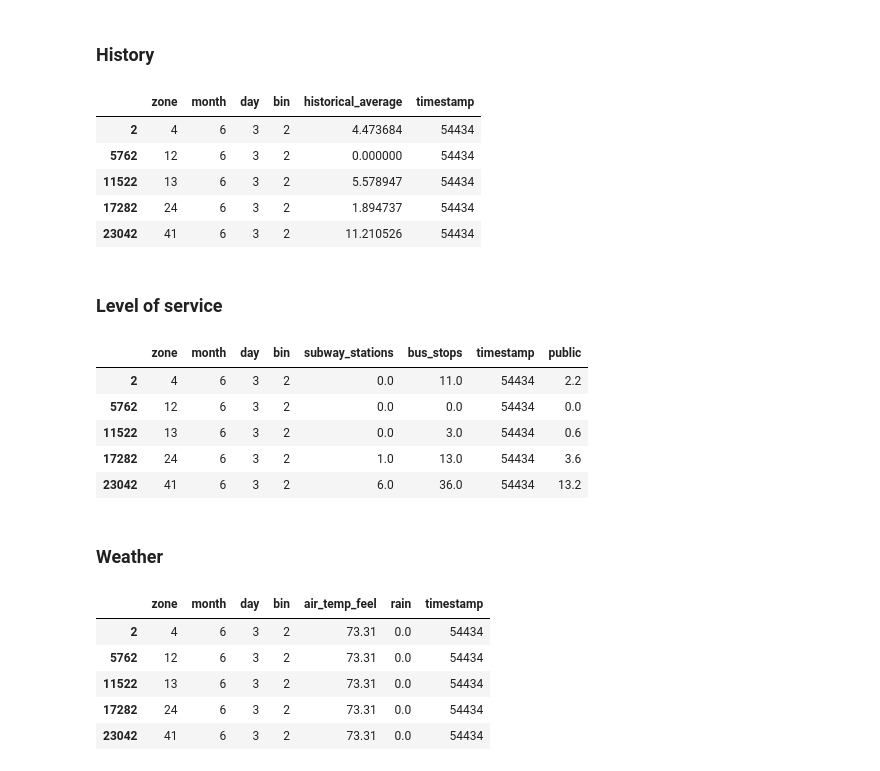
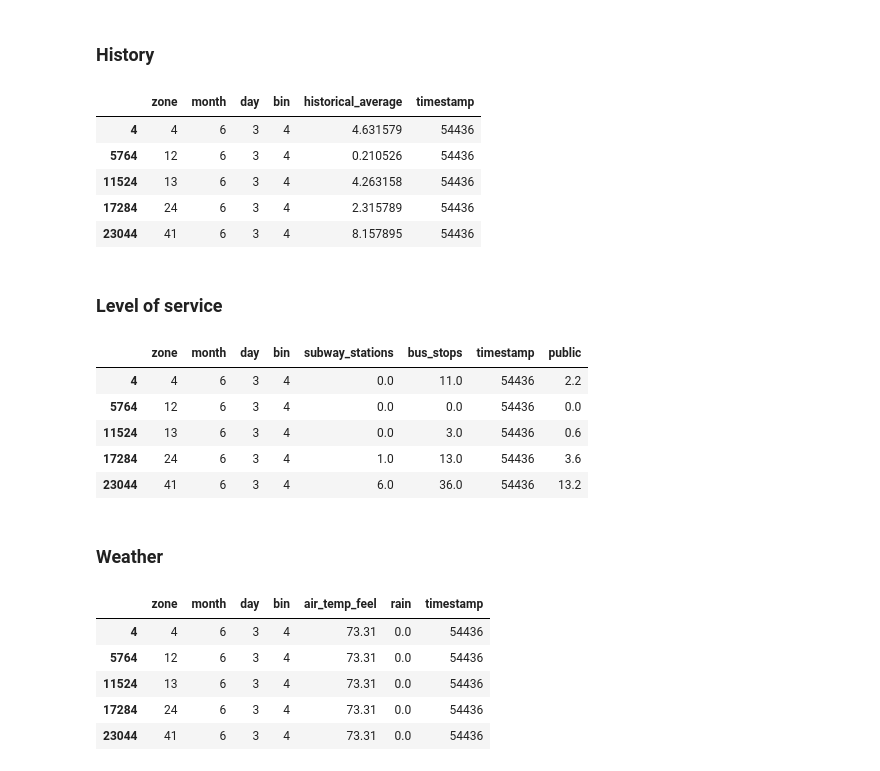
Before and after one commit to elxl/demand-uncertainty, a Jupyter notebook: split_processed.ipynb, the cells around one changed output. Drawn from its saved outputs; the diff is of its cells as text; code cells hidden in the pictures.

```diff
--- a/split_processed.ipynb
+++ b/split_processed.ipynb
@@ -56,3 +56,15 @@ timestamp = []
 x = []
 y = []
 _ = df_demand.groupby('timestamp').apply(lambda df:combine(df_demand,df,x,y,timestamp,included))
+# %%
+x_new = []
+y_new = []
+timestamp_new = []
+for i, time in enumerate(timestamp):
+    temp_x = []
+    if (time-2) in timestamp:
+        temp_x.append(x[i-2])
+        temp_x.append(x[i-1])
+        x_new.append(temp_x)
+        y_new.append(y[i])
+        timestamp_new.append(time)
@@ -165,16 +189,16 @@ census_adj.to_csv('data/processed/adjlist.csv',index=False)
 ### History
 # %%
 history = df[['zone','month','day','bin','historical_average','timestamp']]
-history = history[history['timestamp'].isin(timestamp)]
+history = history[history['timestamp'].isin(timestamp_new)]
 history = history.sort_values(by=['timestamp','zone'])
 history.head()
 # %% [output]
 |  | zone | month | day | bin | historical_average | timestamp |
-| 2 | 4 | 6 | 3 | 2 | 4.473684 | 54434 |
-| 5762 | 12 | 6 | 3 | 2 | 0.000000 | 54434 |
-| 11522 | 13 | 6 | 3 | 2 | 5.578947 | 54434 |
-| 17282 | 24 | 6 | 3 | 2 | 1.894737 | 54434 |
-| 23042 | 41 | 6 | 3 | 2 | 11.210526 | 54434 |
+| 4 | 4 | 6 | 3 | 4 | 4.631579 | 54436 |
+| 5764 | 12 | 6 | 3 | 4 | 0.210526 | 54436 |
+| 11524 | 13 | 6 | 3 | 4 | 4.263158 | 54436 |
+| 17284 | 24 | 6 | 3 | 4 | 2.315789 | 54436 |
+| 23044 | 41 | 6 | 3 | 4 | 8.157895 | 54436 |
 # %%
 his = np.array(history.groupby('timestamp')['historical_average'].agg(lambda x: x.to_list()).to_list())
 np.save('data/processed/history.npy',his)
@@ -182,17 +206,17 @@ np.save('data/processed/history.npy',his)
 ### Level of service
 # %%
 los = df[['zone','month','day','bin','subway_stations','bus_stops','timestamp']]
-los = los[los['timestamp'].isin(timestamp)]
+los = los[los['timestamp'].isin(timestamp_new)]
 los = los.sort_values(by=['timestamp','zone'])
 los['public'] = los['subway_stations'] + 0.2*los['bus_stops']
 los.head()
 # %% [output]
 |  | zone | month | day | bin | subway_stations | bus_stops | timestamp | public |
-| 2 | 4 | 6 | 3 | 2 | 0.0 | 11.0 | 54434 | 2.2 |
-| 5762 | 12 | 6 | 3 | 2 | 0.0 | 0.0 | 54434 | 0.0 |
-| 11522 | 13 | 6 | 3 | 2 | 0.0 | 3.0 | 54434 | 0.6 |
-| 17282 | 24 | 6 | 3 | 2 | 1.0 | 13.0 | 54434 | 3.6 |
-| 23042 | 41 | 6 | 3 | 2 | 6.0 | 36.0 | 54434 | 13.2 |
+| 4 | 4 | 6 | 3 | 4 | 0.0 | 11.0 | 54436 | 2.2 |
+| 5764 | 12 | 6 | 3 | 4 | 0.0 | 0.0 | 54436 | 0.0 |
+| 11524 | 13 | 6 | 3 | 4 | 0.0 | 3.0 | 54436 | 0.6 |
+| 17284 | 24 | 6 | 3 | 4 | 1.0 | 13.0 | 54436 | 3.6 |
+| 23044 | 41 | 6 | 3 | 4 | 6.0 | 36.0 | 54436 | 13.2 |
 # %%
 losn = np.array(los.groupby('timestamp')['public'].agg(lambda x: x.to_list()).to_list())
 np.save('data/processed/los.npy',losn)
@@ -200,16 +224,16 @@ np.save('data/processed/los.npy',losn)
 ### Weather
 # %%
 weather = df[['zone','month','day','bin','air_temp_feel','rain','timestamp']]
-weather = weather[weather['timestamp'].isin(timestamp)]
+weather = weather[weather['timestamp'].isin(timestamp_new)]
 weather = weather.sort_values(by=['timestamp','zone'])
 weather.head()
 # %% [output]
 |  | zone | month | day | bin | air_temp_feel | rain | timestamp |
-| 2 | 4 | 6 | 3 | 2 | 73.31 | 0.0 | 54434 |
-| 5762 | 12 | 6 | 3 | 2 | 73.31 | 0.0 | 54434 |
-| 11522 | 13 | 6 | 3 | 2 | 73.31 | 0.0 | 54434 |
-| 17282 | 24 | 6 | 3 | 2 | 73.31 | 0.0 | 54434 |
-| 23042 | 41 | 6 | 3 | 2 | 73.31 | 0.0 | 54434 |
+| 4 | 4 | 6 | 3 | 4 | 73.31 | 0.0 | 54436 |
+| 5764 | 12 | 6 | 3 | 4 | 73.31 | 0.0 | 54436 |
+| 11524 | 13 | 6 | 3 | 4 | 73.31 | 0.0 | 54436 |
+| 17284 | 24 | 6 | 3 | 4 | 73.31 | 0.0 | 54436 |
+| 23044 | 41 | 6 | 3 | 4 | 73.31 | 0.0 | 54436 |
 # %%
 weather['weather'] = weather.apply(lambda row:[row['air_temp_feel'],row['rain']],axis=1)
 wea = np.array(weather.groupby('timestamp')['weather'].agg(lambda x: x.to_list()).to_list())
```
Also changed, not shown: parts of 6 cells of this notebook, 6 other files.
